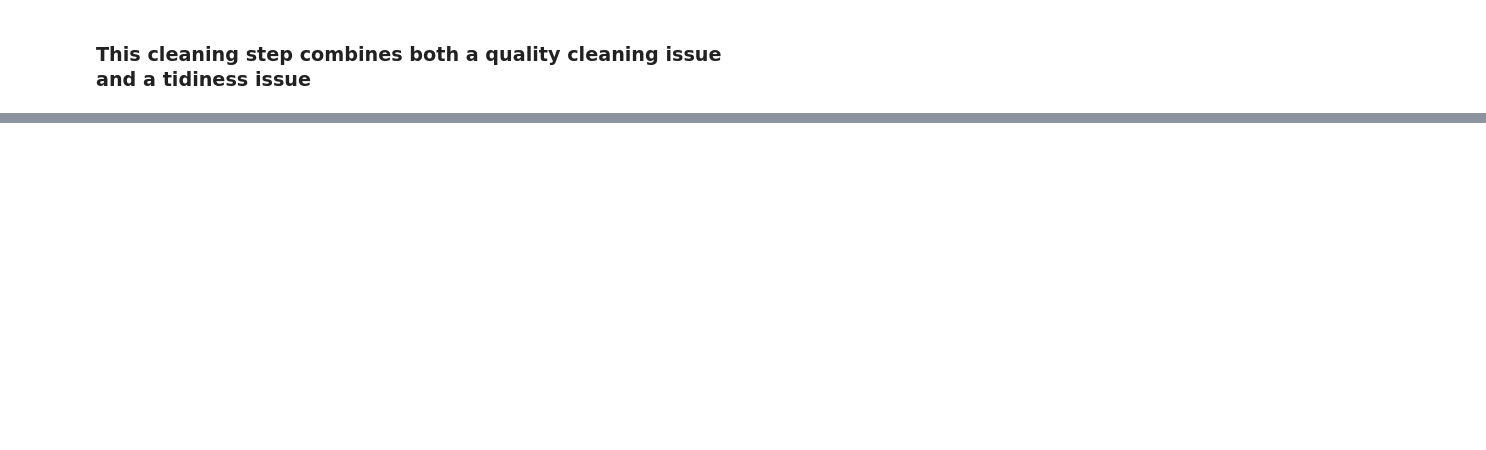
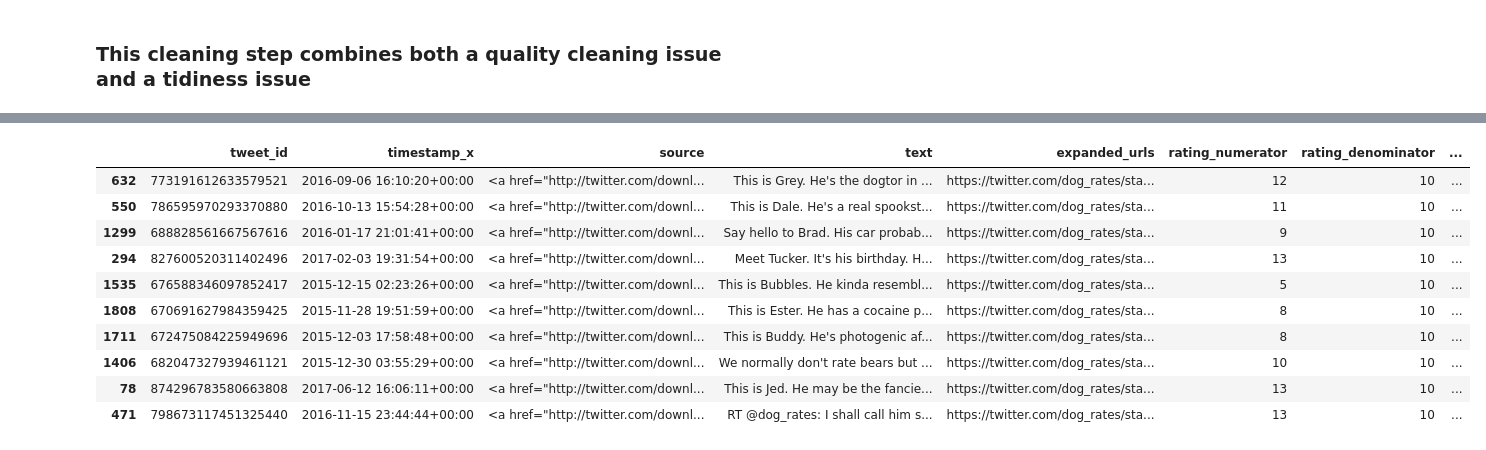
Before and after one commit to CherifArsanious/wrangle-and-analyze-data-project, a Jupyter notebook: wrangle_act.ipynb, the cells around one changed output, grey strips where cells are left out. Drawn from its saved outputs; the diff is of its cells as text; code cells hidden in the pictures; blank space fills up the shorter version.

```diff
--- a/wrangle_act.ipynb
+++ b/wrangle_act.ipynb
@@ -789,0 +862,14 @@ twitter_archive_clean['stage'] = twitter_archive_clean['stage'].replace('', np.n
+# %%
+twitter_archive_master.sample(10)
+# %% [output]
+|  | tweet_id | timestamp_x | source | text | expanded_urls | rating_numerator | rating_denominator | ... |
+| 632 | 773191612633579521 | 2016-09-06 16:10:20+00:00 | <a href="http://twitter.com/downl... | This is Grey. He's the dogtor in ... | https://twitter.com/dog_rates/sta... | 12 | 10 | ... |
+| 550 | 786595970293370880 | 2016-10-13 15:54:28+00:00 | <a href="http://twitter.com/downl... | This is Dale. He's a real spookst... | https://twitter.com/dog_rates/sta... | 11 | 10 | ... |
+| 1299 | 688828561667567616 | 2016-01-17 21:01:41+00:00 | <a href="http://twitter.com/downl... | Say hello to Brad. His car probab... | https://twitter.com/dog_rates/sta... | 9 | 10 | ... |
+| 294 | 827600520311402496 | 2017-02-03 19:31:54+00:00 | <a href="http://twitter.com/downl... | Meet Tucker. It's his birthday. H... | https://twitter.com/dog_rates/sta... | 13 | 10 | ... |
+| 1535 | 676588346097852417 | 2015-12-15 02:23:26+00:00 | <a href="http://twitter.com/downl... | This is Bubbles. He kinda resembl... | https://twitter.com/dog_rates/sta... | 5 | 10 | ... |
+| 1808 | 670691627984359425 | 2015-11-28 19:51:59+00:00 | <a href="http://twitter.com/downl... | This is Ester. He has a cocaine p... | https://twitter.com/dog_rates/sta... | 8 | 10 | ... |
+| 1711 | 672475084225949696 | 2015-12-03 17:58:48+00:00 | <a href="http://twitter.com/downl... | This is Buddy. He's photogenic af... | https://twitter.com/dog_rates/sta... | 8 | 10 | ... |
+| 1406 | 682047327939461121 | 2015-12-30 03:55:29+00:00 | <a href="http://twitter.com/downl... | We normally don't rate bears but ... | https://twitter.com/dog_rates/sta... | 10 | 10 | ... |
+| 78 | 874296783580663808 | 2017-06-12 16:06:11+00:00 | <a href="http://twitter.com/downl... | This is Jed. He may be the fancie... | https://twitter.com/dog_rates/sta... | 13 | 10 | ... |
+| 471 | 798673117451325440 | 2016-11-15 23:44:44+00:00 | <a href="http://twitter.com/downl... | RT @dog_rates: I shall call him s... | https://twitter.com/dog_rates/sta... | 13 | 10 | ... |
```
Also changed, not shown: parts of 24 cells of this notebook.
